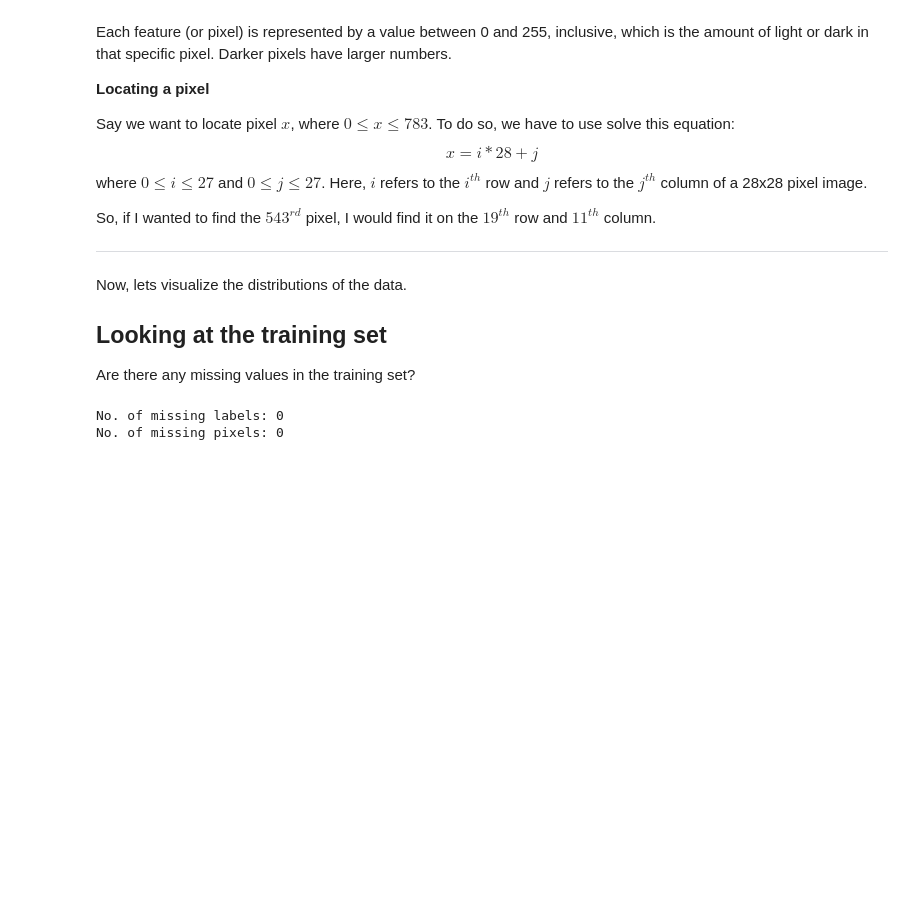
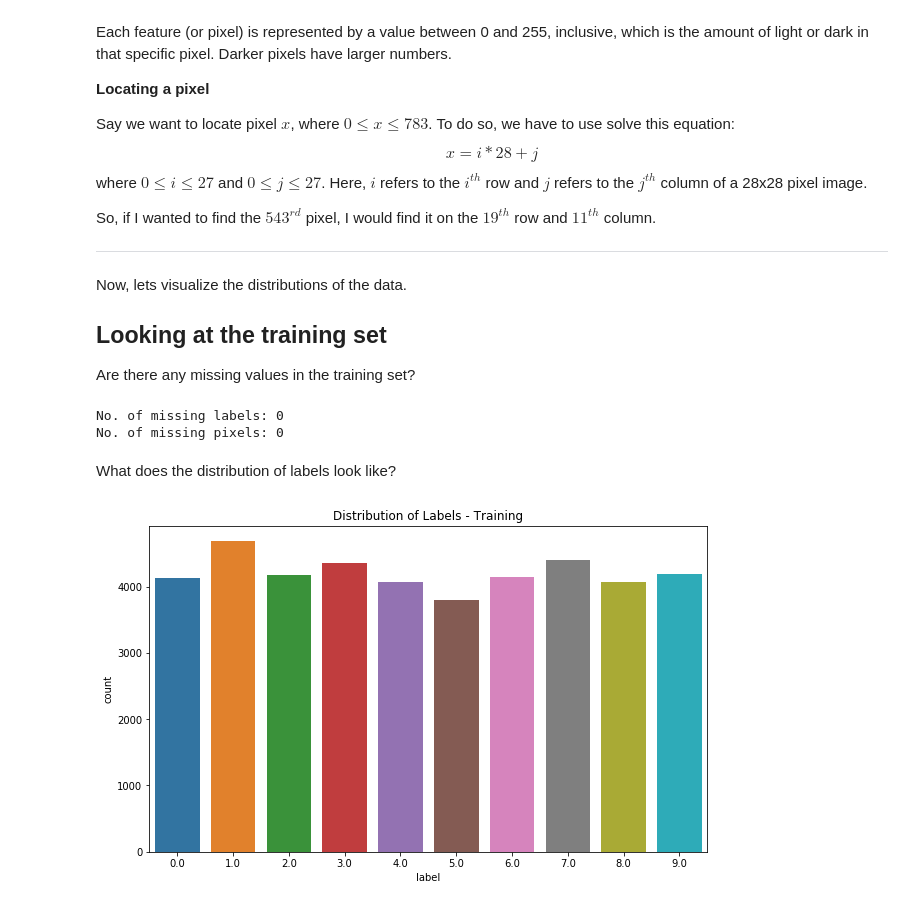
Before and after one commit to philliplagoc/Kaggle-Digit-Recognizer-Contest, a Jupyter notebook: DigitRecognizer.ipynb, the cells around one changed output. Cells and saved outputs as stored; diff of their text form; code cells hidden in the pictures; blank space fills up the shorter version.

```diff
--- a/DigitRecognizer.ipynb
+++ b/DigitRecognizer.ipynb
@@ -17,15 +23,11 @@ Fortunately, a thorough description of the dataset is given in the contest descr
 
 I am using the MNIST dataset, described as the "hello world" dataset for computer vision.
 # %%
-train = pd.read_csv('data/train.csv')
-test = pd.read_csv('data/test.csv')
+train = pd.read_csv('data/train.csv', dtype = np.float32)
+test = pd.read_csv('data/test.csv', dtype = np.float32)
 
 print('Training Set Shape:', train.shape)
-num_train = train.shape[0]
-num_feats = train.shape[1]
-
 print('Testing Set Shape:', test.shape)
-num_test = test.shape[0]
 # %% [output]
 Training Set Shape: (42000, 785)
 Testing Set Shape: (28000, 784)
@@ -76,4 +58,13 @@ print('No. of missing pixels:', sum(train.drop(columns = ['label']).isnull().sum
 # %% [output]
 No. of missing labels: 0
 No. of missing pixels: 0
+# %% [markdown]
+What does the distribution of labels look like?
+# %%
+fig, ax = plt.subplots(figsize = (10, 6))
+ax.set_title('Distribution of Labels - Training')
+sns.countplot(train['label'])
+plt.show()
+# %% [output]
+[figure, added]
 # %% [markdown]
```
Also changed, not shown: parts of 39 cells of this notebook, 3 other files.
